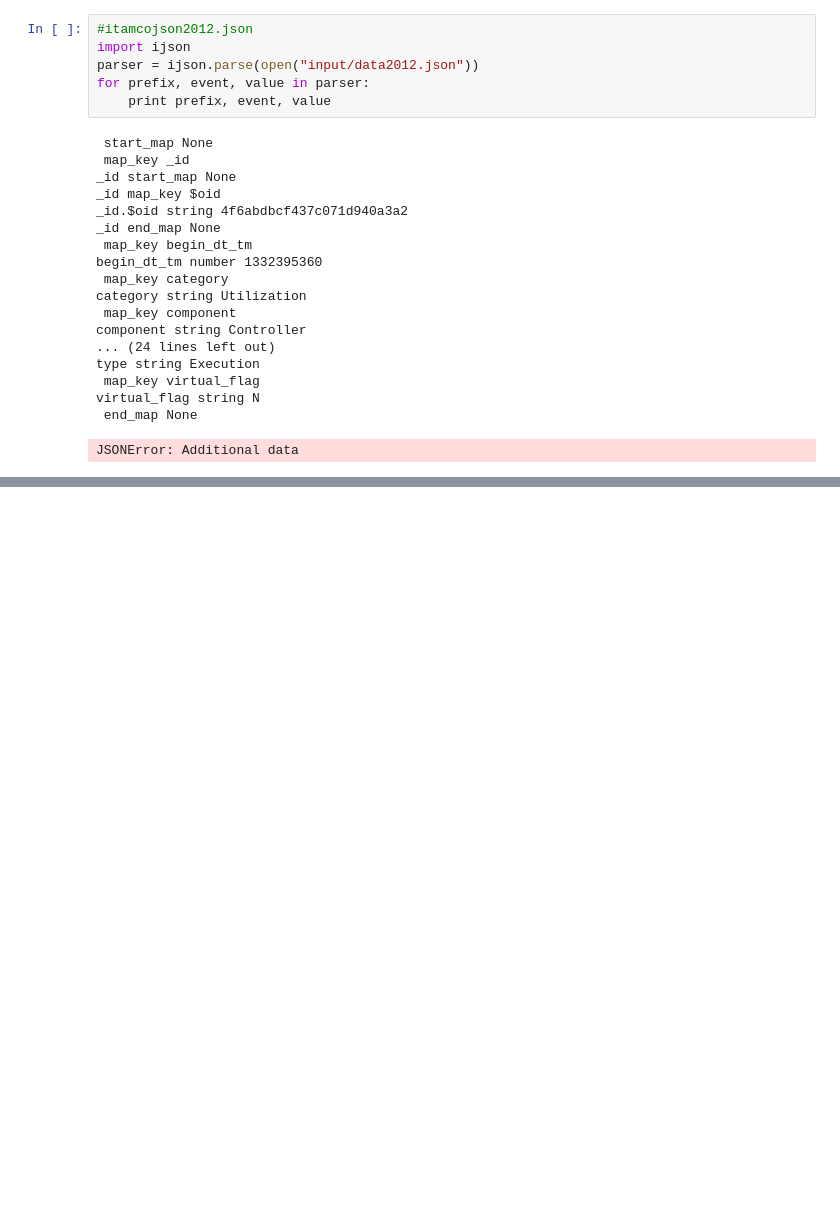
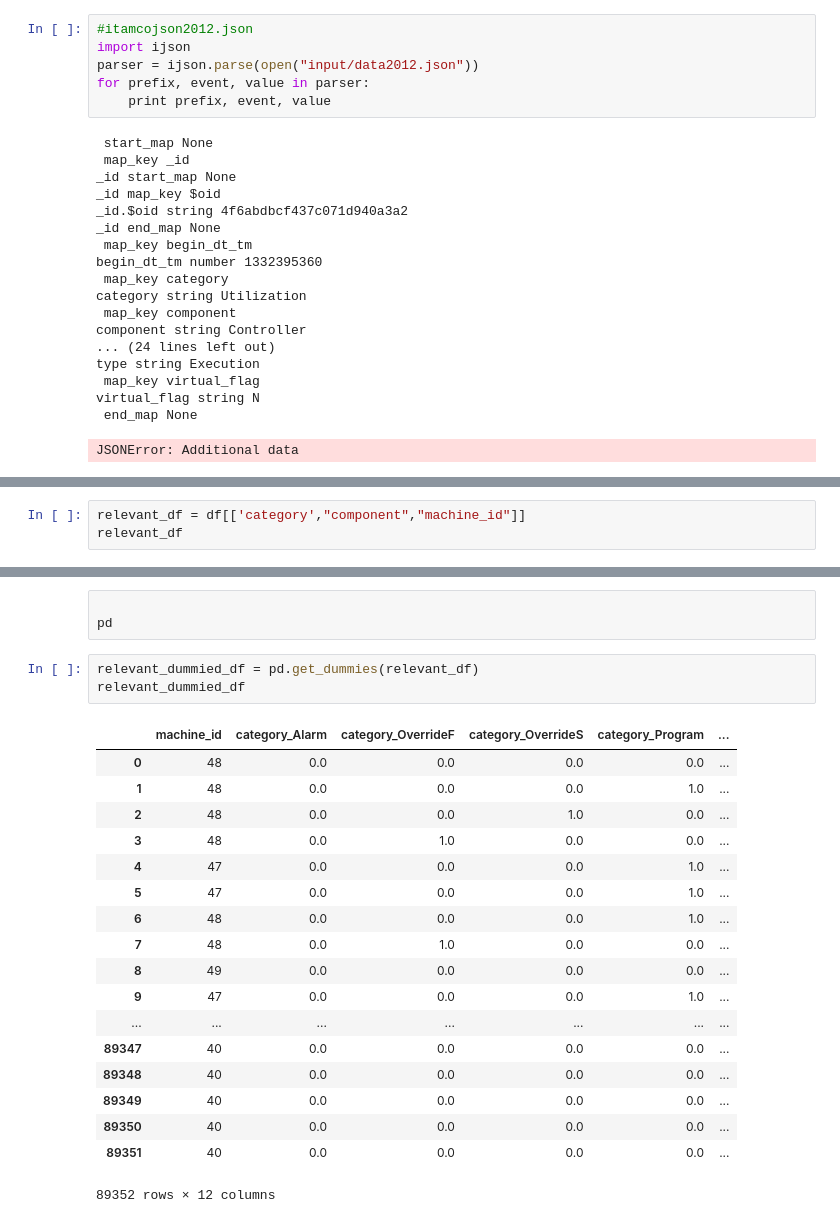
Before and after one commit to zitterbewegung/dmc-hackathon, a Jupyter notebook: dmc-workbook.ipynb, the cells around one changed output, grey strips where cells are left out. Drawn from its saved outputs; the diff is of its cells as text; blank space fills up the shorter version.

```diff
--- a/dmc-workbook.ipynb
+++ b/dmc-workbook.ipynb
@@ -104,0 +156,3 @@ JSONError: Additional data
+# %%
+relevant_df = df[['category',"component","machine_id"]]
+relevant_df
@@ -104,0 +178,25 @@ JSONError: Additional data
+# %% [raw]
+
+pd
+# %%
+relevant_dummied_df = pd.get_dummies(relevant_df)
+relevant_dummied_df
+# %% [output]
+|  | machine_id | category_Alarm | category_OverrideF | category_OverrideS | category_Program | ... |
+| 0 | 48 | 0.0 | 0.0 | 0.0 | 0.0 | ... |
+| 1 | 48 | 0.0 | 0.0 | 0.0 | 1.0 | ... |
+| 2 | 48 | 0.0 | 0.0 | 1.0 | 0.0 | ... |
+| 3 | 48 | 0.0 | 1.0 | 0.0 | 0.0 | ... |
+| 4 | 47 | 0.0 | 0.0 | 0.0 | 1.0 | ... |
+| 5 | 47 | 0.0 | 0.0 | 0.0 | 1.0 | ... |
+| 6 | 48 | 0.0 | 0.0 | 0.0 | 1.0 | ... |
+| 7 | 48 | 0.0 | 1.0 | 0.0 | 0.0 | ... |
+| 8 | 49 | 0.0 | 0.0 | 0.0 | 0.0 | ... |
+| 9 | 47 | 0.0 | 0.0 | 0.0 | 1.0 | ... |
+| ... | ... | ... | ... | ... | ... | ... |
+| 89347 | 40 | 0.0 | 0.0 | 0.0 | 0.0 | ... |
+| 89348 | 40 | 0.0 | 0.0 | 0.0 | 0.0 | ... |
+| 89349 | 40 | 0.0 | 0.0 | 0.0 | 0.0 | ... |
+| 89350 | 40 | 0.0 | 0.0 | 0.0 | 0.0 | ... |
+| 89351 | 40 | 0.0 | 0.0 | 0.0 | 0.0 | ... |
+89352 rows × 12 columns
```
Also changed, not shown: parts of 24 cells of this notebook, 1 other file.
